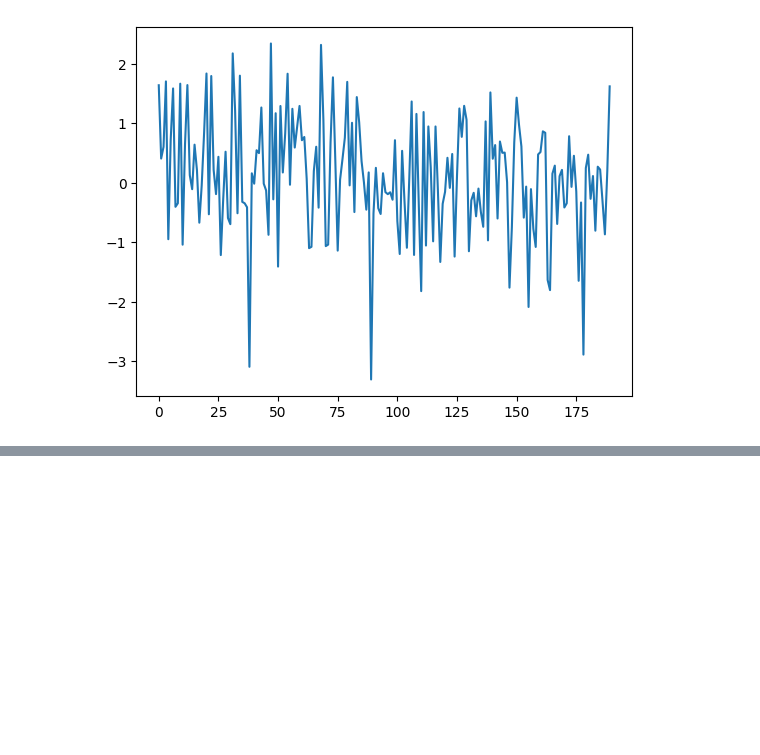
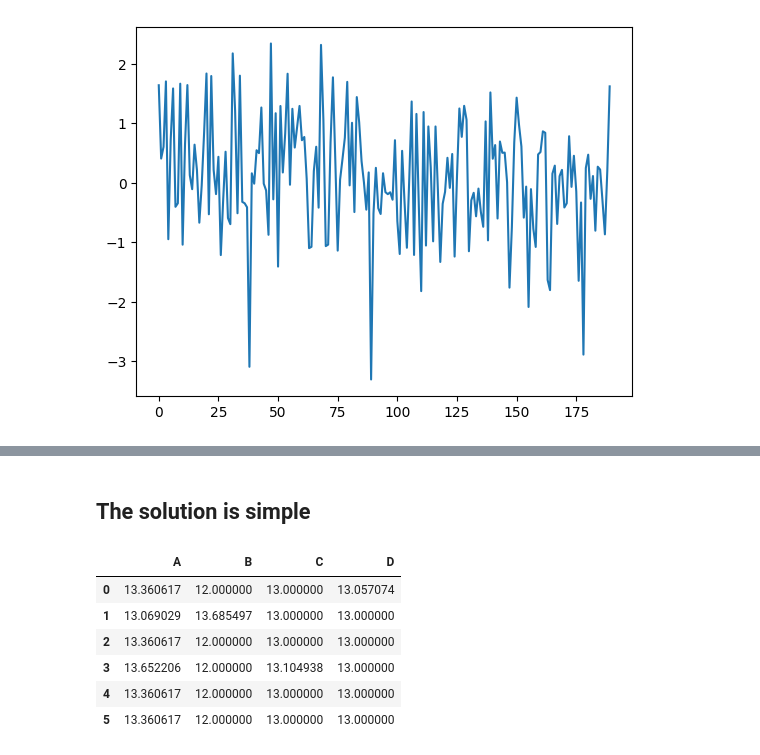
Before and after one commit to kunalmeon/Data-Analysis-Examples, a Jupyter notebook: SuperStoreData.ipynb, the cells around one changed output, grey strips where cells are left out. Saved outputs shown, nothing was run; the diff lists cells and outputs as text; code cells hidden in the pictures; blank space fills up the shorter version.

```diff
--- a/SuperStoreData.ipynb
+++ b/SuperStoreData.ipynb
@@ -1788,0 +1799,4 @@ dtype: float64
+# %%
+newDataFrame.fillna({"A":newDataFrame["A"].mean()}, inplace=True)
+# %%
+newDataFrame.fillna({"B":0, "C":1, "D":1}, inplace=True)
@@ -1788,0 +1851,2 @@ dtype: float64
+# %%
+newDataFrame.applymap(lambda x: x+4).reset_index(drop=True, inplace=True)
@@ -1788,0 +1863,13 @@ dtype: float64
+# %% [markdown]
+## The solution is simple
+# %%
+newDataFrame=newDataFrame.applymap(lambda x: x+4).reset_index(drop=True)
+newDataFrame # newDataFrame is the original data frame kind of inplace=True
+# %% [output]
+|  | A | B | C | D |
+| 0 | 13.360617 | 12.000000 | 13.000000 | 13.057074 |
+| 1 | 13.069029 | 13.685497 | 13.000000 | 13.000000 |
+| 2 | 13.360617 | 12.000000 | 13.000000 | 13.000000 |
+| 3 | 13.652206 | 12.000000 | 13.104938 | 13.000000 |
+| 4 | 13.360617 | 12.000000 | 13.000000 | 13.000000 |
+| 5 | 13.360617 | 12.000000 | 13.000000 | 13.000000 |
```
Also changed, not shown: parts of 48 cells of this notebook.
